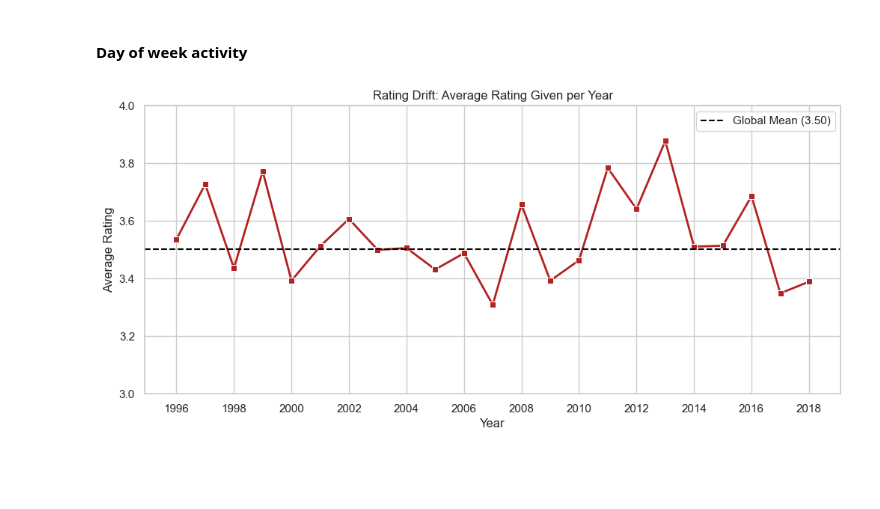
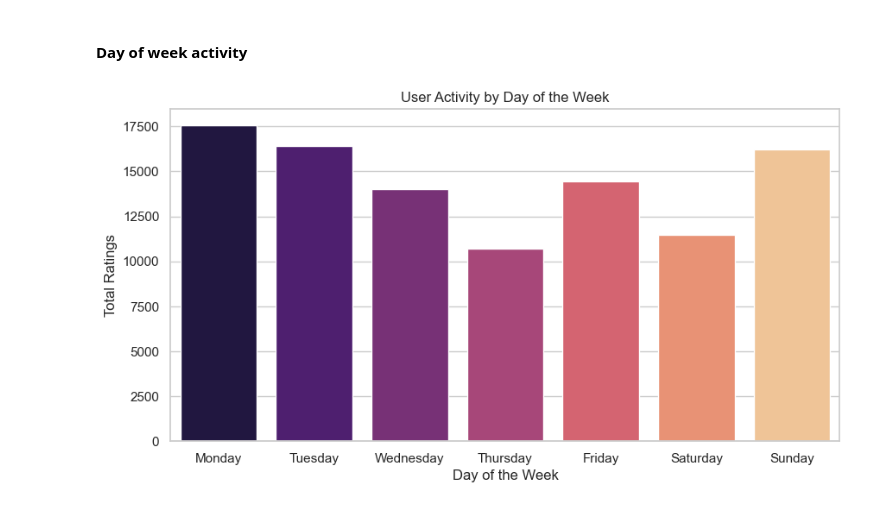
Before and after one commit to rafglo/Movie-Recommendation-System-with-Explainability, a Jupyter notebook: notebooks/eda.ipynb, the cells around one changed output. Cells and saved outputs as stored; diff of their text form; code cells hidden in the pictures; blank space fills up the shorter version.

```diff
--- a/notebooks/eda.ipynb
+++ b/notebooks/eda.ipynb
@@ -292,17 +299,21 @@ plt.show()
 # %% [markdown]
 #### Day of week activity
 # %%
-yearly_avg = df.groupby('rating_year')['rating'].mean()
+df['day_of_week'] = df['datetime'].dt.day_name()
+day_order = ['Monday', 'Tuesday', 'Wednesday', 'Thursday', 'Friday', 'Saturday', 'Sunday']
+day_volume = df['day_of_week'].value_counts().reindex(day_order)
 
-plt.figure(figsize=(12, 5))
-sns.lineplot(x=yearly_avg.index, y=yearly_avg.values, marker='s', color='firebrick', linewidth=2)
-plt.title('Rating Drift: Average Rating Given per Year')
-plt.xlabel('Year')
-plt.ylabel('Average Rating')
-plt.ylim(3.0, 4.0) # Keep Y-axis tightly bounded to visualize the drift clearly
-plt.axhline(df['rating'].mean(), color='black', linestyle='--', label=f'Global Mean ({df["rating"].mean():.2f})')
-plt.xticks(range(int(yearly_avg.index.min()), int(yearly_avg.index.max())+1, 2))
-plt.legend()
+plt.figure(figsize=(10, 5))
+sns.barplot(
+    x=day_volume.index,
+    y=day_volume.values,
+    hue=day_volume.index,
+    palette='magma',
+    legend=False
+)
+plt.title('User Activity by Day of the Week')
+plt.xlabel('Day of the Week')
+plt.ylabel('Total Ratings')
 plt.show()
 # %% [output]
-[figure, old version]
+[figure, new version]
```
Also changed, not shown: parts of 28 cells of this notebook.
